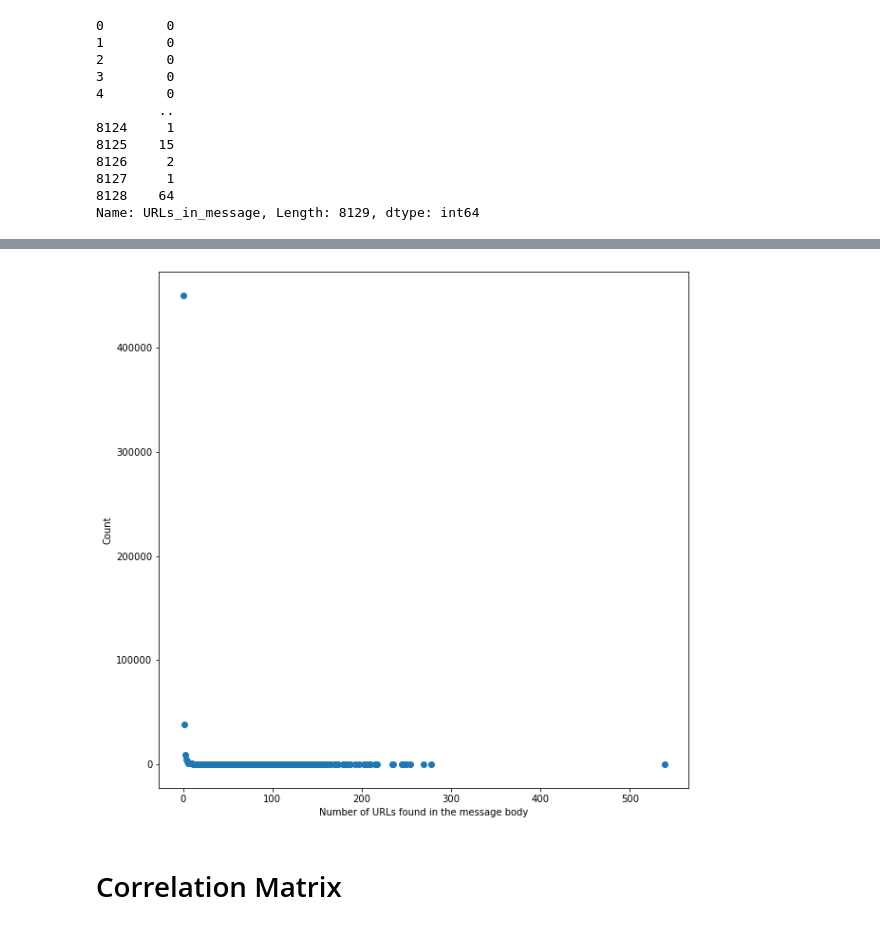
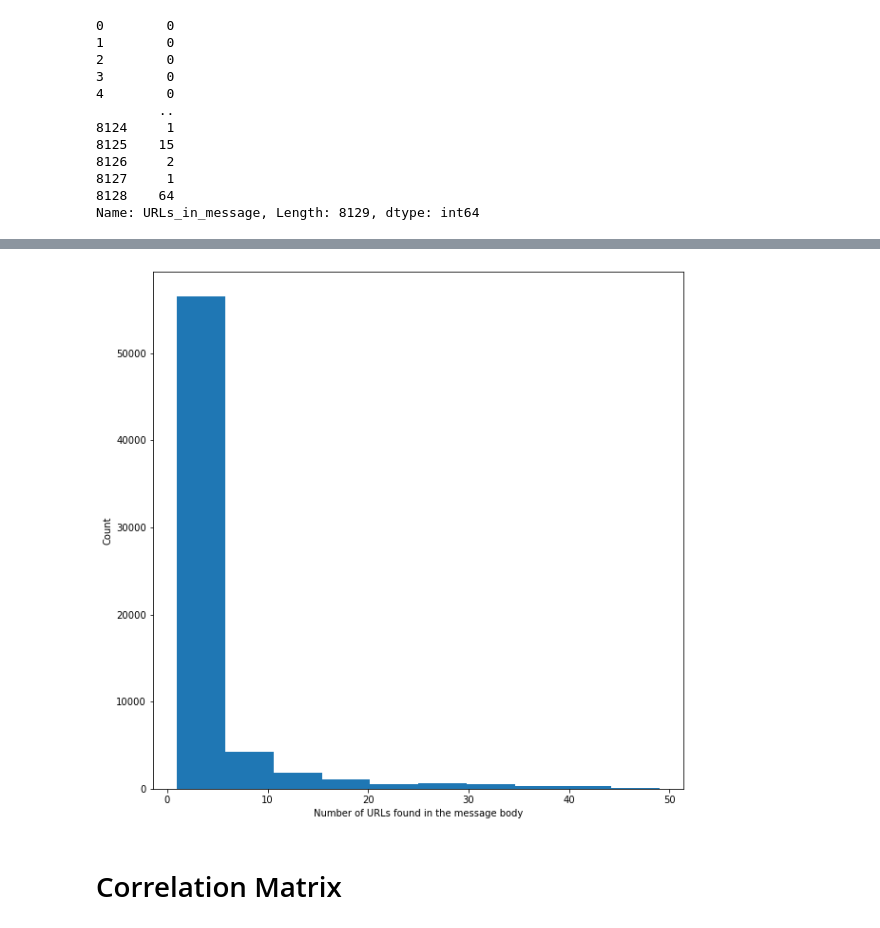
Before and after one commit to chandieka/PhishingClassifier, a Jupyter notebook: visualization.ipynb, the cells around one changed output, grey strips where cells are left out. Drawn from its saved outputs; the diff is of its cells as text; code cells hidden in the pictures.

Commit message:
Add more visualization

```diff
--- a/visualization.ipynb
+++ b/visualization.ipynb
@@ -159,16 +218,16 @@ plt.show()
 # %%
-temp = enron_df.URLs_in_message.groupby(enron_df.URLs_in_message.values).count()
-x = temp.index
-y = temp
+df = enron_df[(enron_df.URLs_in_message > 0) & (enron_df.URLs_in_message < 50)]
+x = df.URLs_in_message.values
+# y = df.URLs_in_message
 
 fig, ax = plt.subplots()
-ax.scatter(x, y)
+ax.hist(x)
 fig.set_size_inches(10,10)
 plt.ylabel('Count')
 plt.xlabel('Number of URLs found in the message body')
 plt.show()
 # %% [output]
-[figure, old version]
+[figure, new version]
 # %%
 features = [
     'content_type',
```
Also changed, not shown: parts of 11 cells of this notebook.
